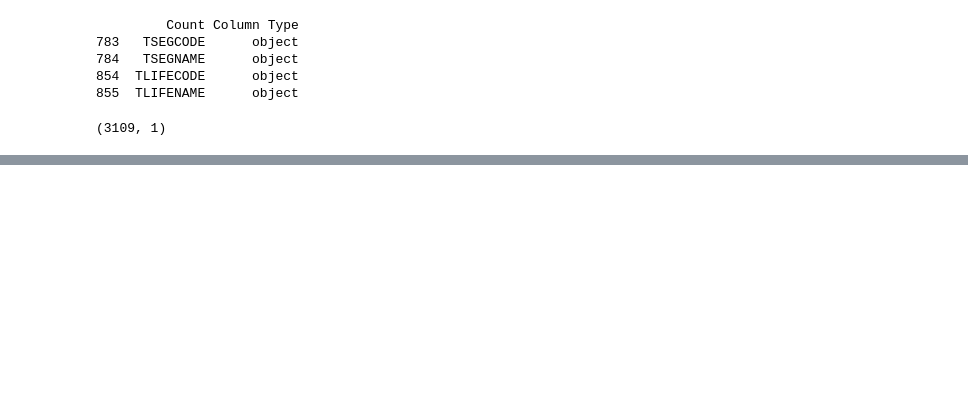
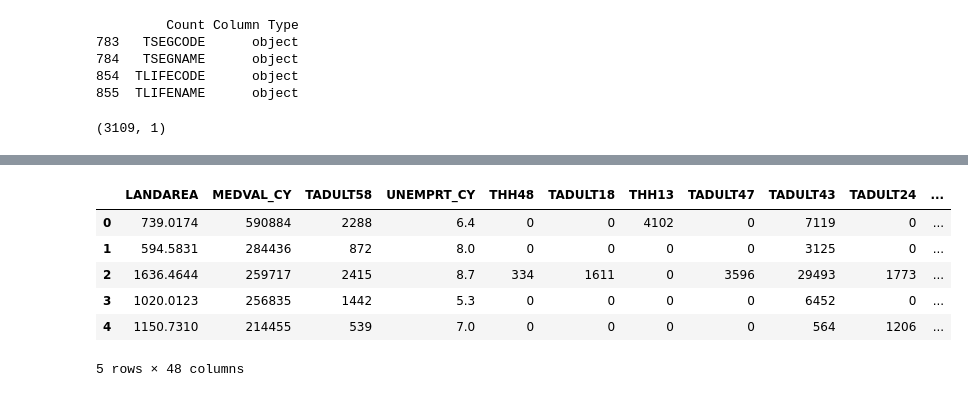
Before and after one commit to FloobtheGreat/IPy_Notebooks, a Jupyter notebook: Analyses/FeatureSelection.ipynb, the cells around one changed output, grey strips where cells are left out. Drawn from its saved outputs; the diff is of its cells as text; code cells hidden in the pictures; blank space fills up the shorter version.

```diff
--- a/Analyses/FeatureSelection.ipynb
+++ b/Analyses/FeatureSelection.ipynb
@@ -124,0 +159,12 @@ finaldf.tail()
+# %%
+lassofinal = calculate_vif(XNew2)
+# %%
+lassofinal.head()
+# %% [output]
+|  | LANDAREA | MEDVAL_CY | TADULT58 | UNEMPRT_CY | THH48 | TADULT18 | THH13 | TADULT47 | TADULT43 | TADULT24 | ... |
+| 0 | 739.0174 | 590884 | 2288 | 6.4 | 0 | 0 | 4102 | 0 | 7119 | 0 | ... |
+| 1 | 594.5831 | 284436 | 872 | 8.0 | 0 | 0 | 0 | 0 | 3125 | 0 | ... |
+| 2 | 1636.4644 | 259717 | 2415 | 8.7 | 334 | 1611 | 0 | 3596 | 29493 | 1773 | ... |
+| 3 | 1020.0123 | 256835 | 1442 | 5.3 | 0 | 0 | 0 | 0 | 6452 | 0 | ... |
+| 4 | 1150.7310 | 214455 | 539 | 7.0 | 0 | 0 | 0 | 0 | 564 | 1206 | ... |
+5 rows × 48 columns
```
Also changed, not shown: parts of 11 cells of this notebook.
